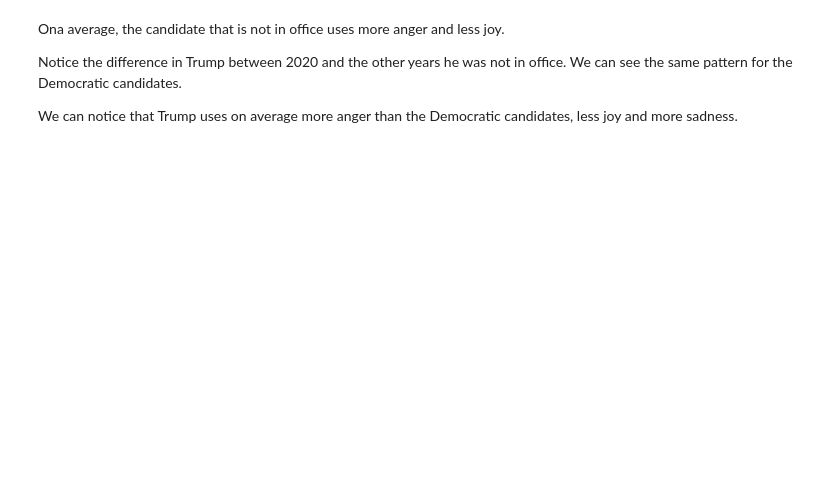
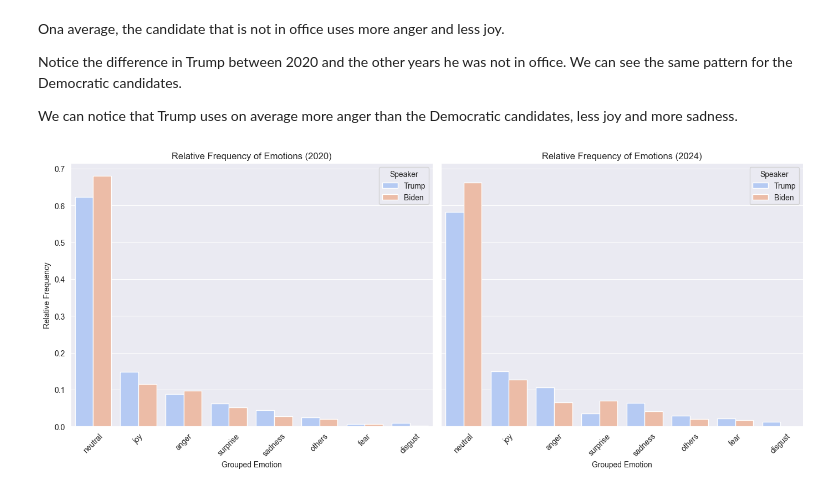
Before and after one commit to chiesastefano/politicalText, a Jupyter notebook: sample.ipynb, the cells around one changed output. Saved outputs shown, nothing was run; the diff lists cells and outputs as text; code cells hidden in the pictures; blank space fills up the shorter version.

```diff
--- a/sample.ipynb
+++ b/sample.ipynb
@@ -482,3 +484,59 @@ Notice the difference in Trump between 2020 and the other years he was not in of
 We can see the same pattern for the Democratic candidates.
 
 We can notice that Trump uses on average more anger than the Democratic candidates, less joy and more sadness.
+# %%
+# Filter and compute mean relative frequency per speaker, year, emotion
+avg_relative_frequency_trump = df_freq[df_freq['Speaker'] == 'Trump'] \
+    .groupby(['Year', 'grouped_emotion'], observed=True)['relative_frequency'].mean().reset_index()
+avg_relative_frequency_trump['Speaker'] = 'Trump'
+
+avg_relative_frequency_biden = df_freq[df_freq['Speaker'] == 'Biden'] \
+    .groupby(['Year', 'grouped_emotion'], observed=True)['relative_frequency'].mean().reset_index()
+avg_relative_frequency_biden['Speaker'] = 'Biden'
+
+# Combine into one DataFrame
+combined_df = pd.concat([avg_relative_frequency_trump, avg_relative_frequency_biden], ignore_index=True)
+
+# Keep only years where both Trump and Biden are present
+valid_years = combined_df.groupby('Year')['Speaker'].nunique()
+valid_years = valid_years[valid_years == 2].index
+combined_df = combined_df[combined_df['Year'].isin(valid_years)]
+
+# Calculate total frequency to order emotions consistently across plots
+total_frequency = combined_df.groupby('grouped_emotion', observed=True)['relative_frequency'].sum().reset_index()
+ordered_emotions = total_frequency.sort_values(by='relative_frequency', ascending=False)['grouped_emotion'].tolist()
+
+# Apply ordering
+combined_df['grouped_emotion'] = pd.Categorical(
+    combined_df['grouped_emotion'],
+    categories=ordered_emotions,
+    ordered=True
+)
+
+# Get valid years for subplotting
+years = sorted(combined_df['Year'].unique())
+n_years = len(years)
+
+# Set up subplots: one per year
+fig, axes = plt.subplots(1, n_years, figsize=(7 * n_years, 6), sharey=True)
+
+# If only one year, make axes iterable
+if n_years == 1:
+    axes = [axes]
+
+# Plot per year
+for ax, year in zip(axes, years):
+    yearly_data = combined_df[combined_df['Year'] == year]
+    sns.barplot(data=yearly_data, x='grouped_emotion', y='relative_frequency',
+                hue='Speaker', ax=ax, palette='coolwarm')
+    ax.set_title(f'Relative Frequency of Emotions ({year})')
+    ax.set_xlabel('Grouped Emotion')
+    ax.set_ylabel('Relative Frequency')
+    ax.tick_params(axis='x', rotation=45)
+    ax.legend(title='Speaker')
+
+# Adjust layout
+plt.tight_layout()
+plt.show()
+# %% [output]
+[figure, added]
```
Also changed, not shown: parts of 2 cells of this notebook.
